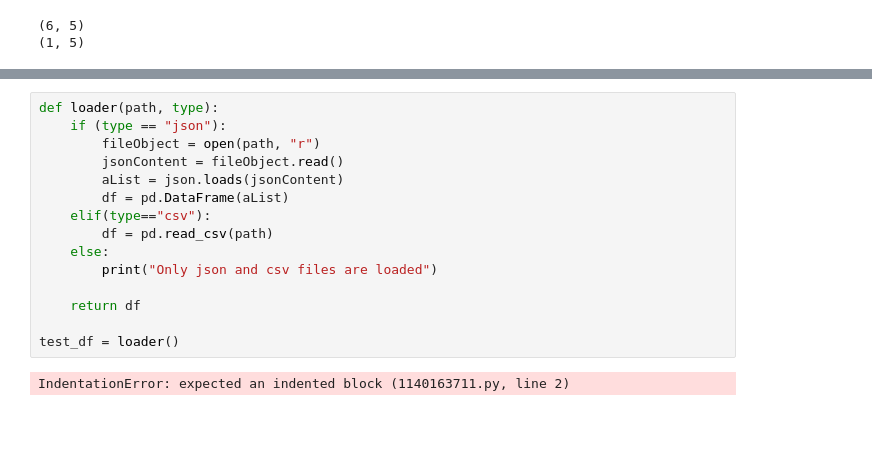
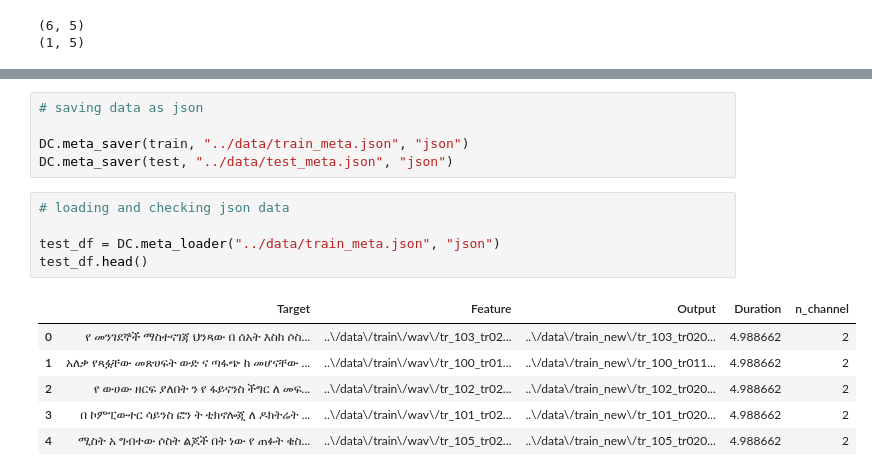
Before and after one commit to Micky373/speech_to_text, a Jupyter notebook: notebooks/preprocessing.ipynb, the cells around one changed output, grey strips where cells are left out. Saved outputs shown, nothing was run; the diff lists cells and outputs as text; blank space fills up the shorter version.

Commit message:
data saver and loader added

```diff
--- a/notebooks/preprocessing.ipynb
+++ b/notebooks/preprocessing.ipynb
@@ -247,17 +233,17 @@ saver(test, "../data/test_meta.json", "json")
-# %%
-def loader(path, type):
-    if (type == "json"):
-        fileObject = open(path, "r")
-        jsonContent = fileObject.read()
-        aList = json.loads(jsonContent)
-        df = pd.DataFrame(aList)
-    elif(type=="csv"):
-        df = pd.read_csv(path)
-    else:
-        print("Only json and csv files are loaded")
-
-    return df
-
-test_df = loader()
-# %% [output]
-IndentationError: expected an indented block (1140163711.py, line 2)
+# %%
+# saving data as json
+
+DC.meta_saver(train, "../data/train_meta.json", "json")
+DC.meta_saver(test, "../data/test_meta.json", "json")
+# %%
+# loading and checking json data
+
+test_df = DC.meta_loader("../data/train_meta.json", "json")
+test_df.head()
+# %% [output]
+|  | Target | Feature | Output | Duration | n_channel |
+| 0 | የ መንገደኞች ማስተናገጃ ህንጻው በ ሰአት እስከ ሶስ... | ..\/data\/train\/wav\/tr_103_tr02... | ..\/data\/train_new\/tr_103_tr020... | 4.988662 | 2 |
+| 1 | አለቃ የጻፏቸው መጽሀፍት ውድ ና ጣፋጭ ከ መሆናቸው ... | ..\/data\/train\/wav\/tr_100_tr01... | ..\/data\/train_new\/tr_100_tr011... | 4.988662 | 2 |
+| 2 | የ ውሀው ዘርፍ ያለበት ን የ ፋይናንስ ችግር ለ መፍ... | ..\/data\/train\/wav\/tr_102_tr02... | ..\/data\/train_new\/tr_102_tr020... | 4.988662 | 2 |
+| 3 | በ ኮምፒውተር ሳይንስ ፎን ት ቴክኖሎጂ ለ ዶክትሬት ... | ..\/data\/train\/wav\/tr_101_tr02... | ..\/data\/train_new\/tr_101_tr020... | 4.988662 | 2 |
+| 4 | ሚስት አ ግብተው ሶስት ልጆች በት ነው የ ጠፉት ቄስ... | ..\/data\/train\/wav\/tr_105_tr02... | ..\/data\/train_new\/tr_105_tr020... | 4.988662 | 2 |
```
Also changed, not shown: parts of 2 cells of this notebook, 2 other files.
